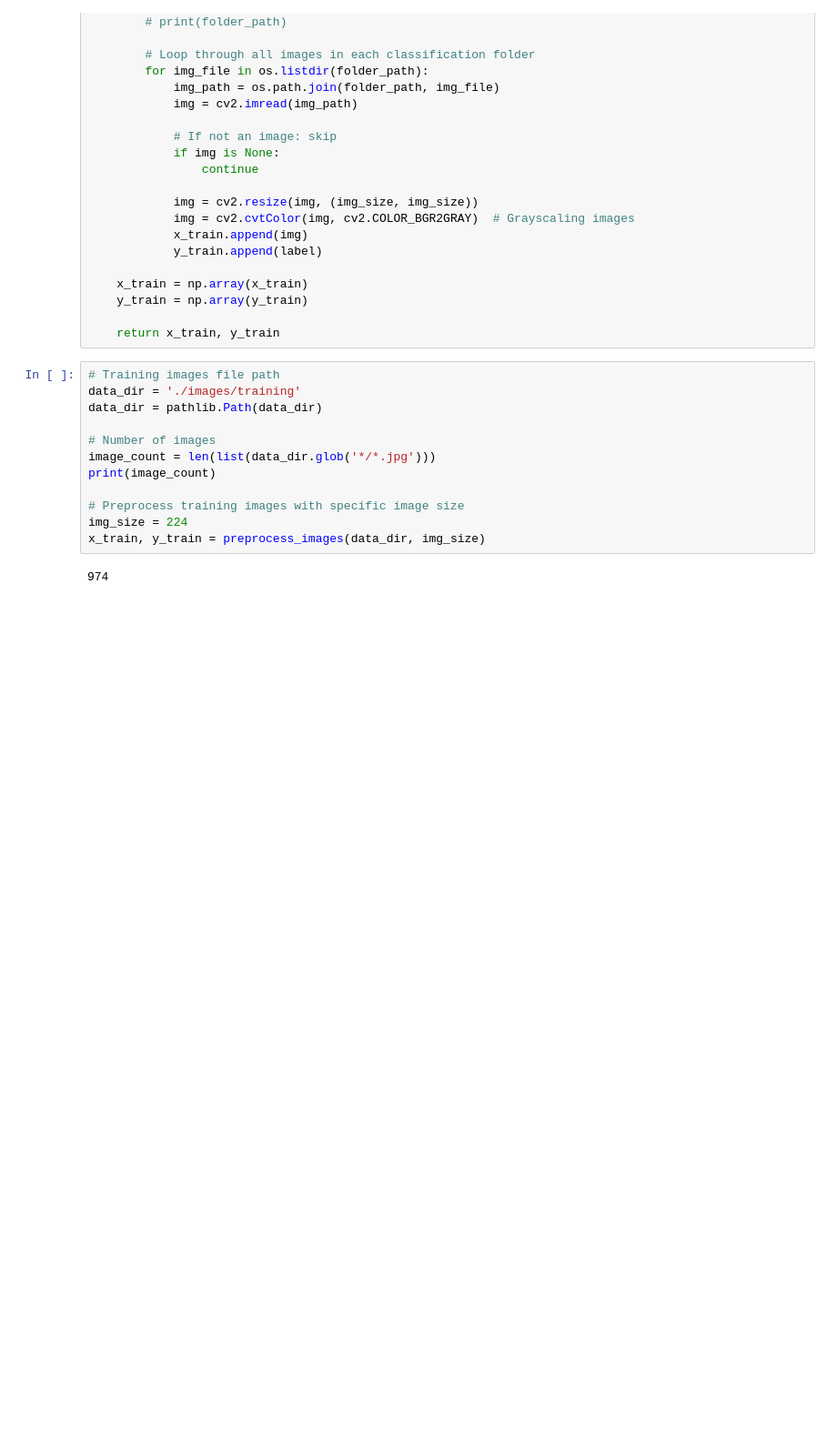
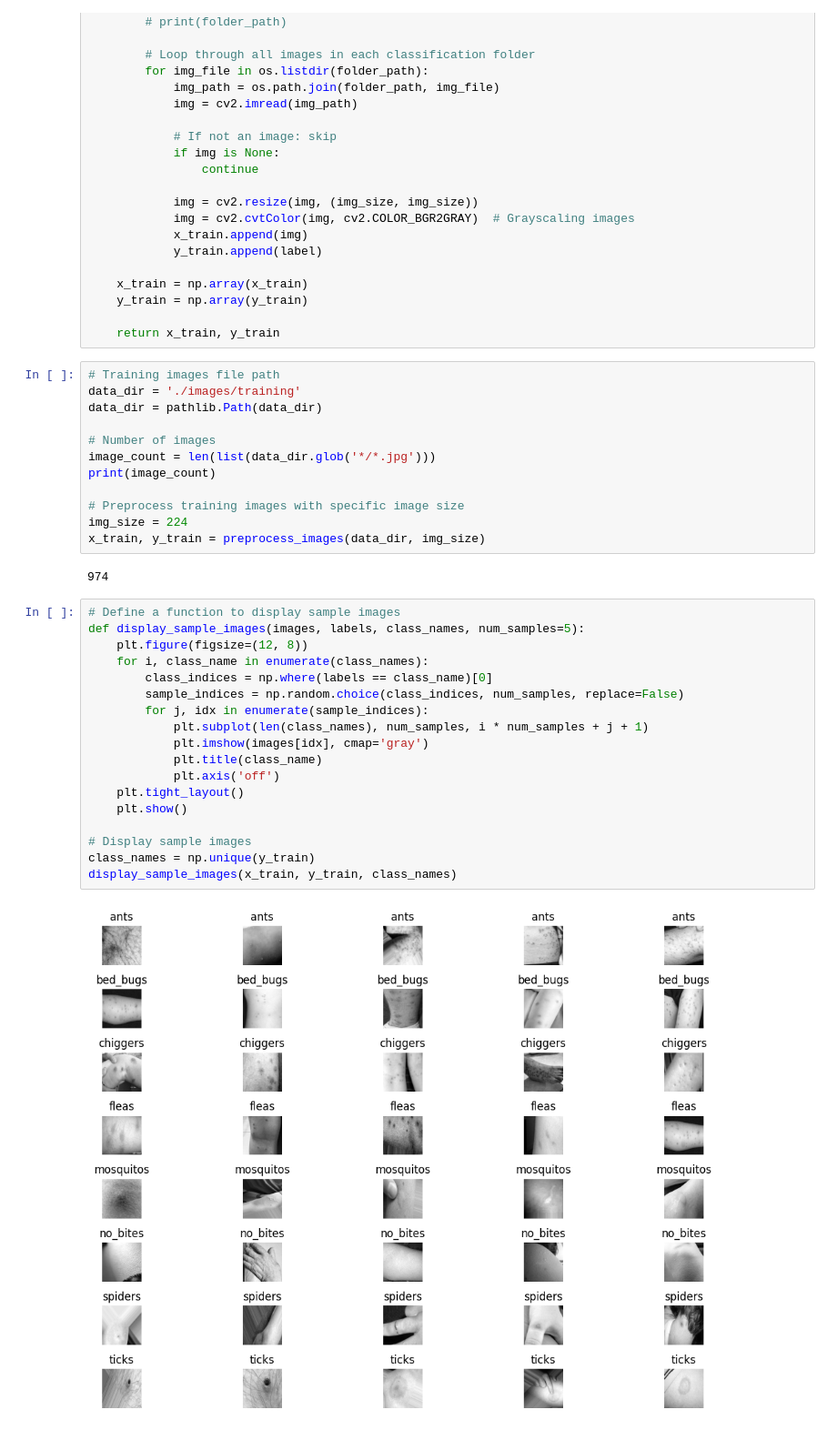
Before and after one commit to suhaasteja/bug-bite-prediction, a Jupyter notebook: RCNN Model.ipynb, the cells around one changed output. Shown at 91% size. Drawn from its saved outputs; the diff is of its cells as text; blank space fills up the shorter version.

Commit message:
display_batch

```diff
--- a/RCNN Model.ipynb
+++ b/RCNN Model.ipynb
@@ -59,3 +56,23 @@ img_size = 224
 x_train, y_train = preprocess_images(data_dir, img_size)
 # %% [output]
 974
+# %%
+# Define a function to display sample images
+def display_sample_images(images, labels, class_names, num_samples=5):
+    plt.figure(figsize=(12, 8))
+    for i, class_name in enumerate(class_names):
+        class_indices = np.where(labels == class_name)[0]
+        sample_indices = np.random.choice(class_indices, num_samples, replace=False)
+        for j, idx in enumerate(sample_indices):
+            plt.subplot(len(class_names), num_samples, i * num_samples + j + 1)
+            plt.imshow(images[idx], cmap='gray')
+            plt.title(class_name)
+            plt.axis('off')
+    plt.tight_layout()
+    plt.show()
+
+# Display sample images
+class_names = np.unique(y_train)
+display_sample_images(x_train, y_train, class_names)
+# %% [output]
+[figure, added]
```
Also changed, not shown: parts of 1 cell of this notebook.
